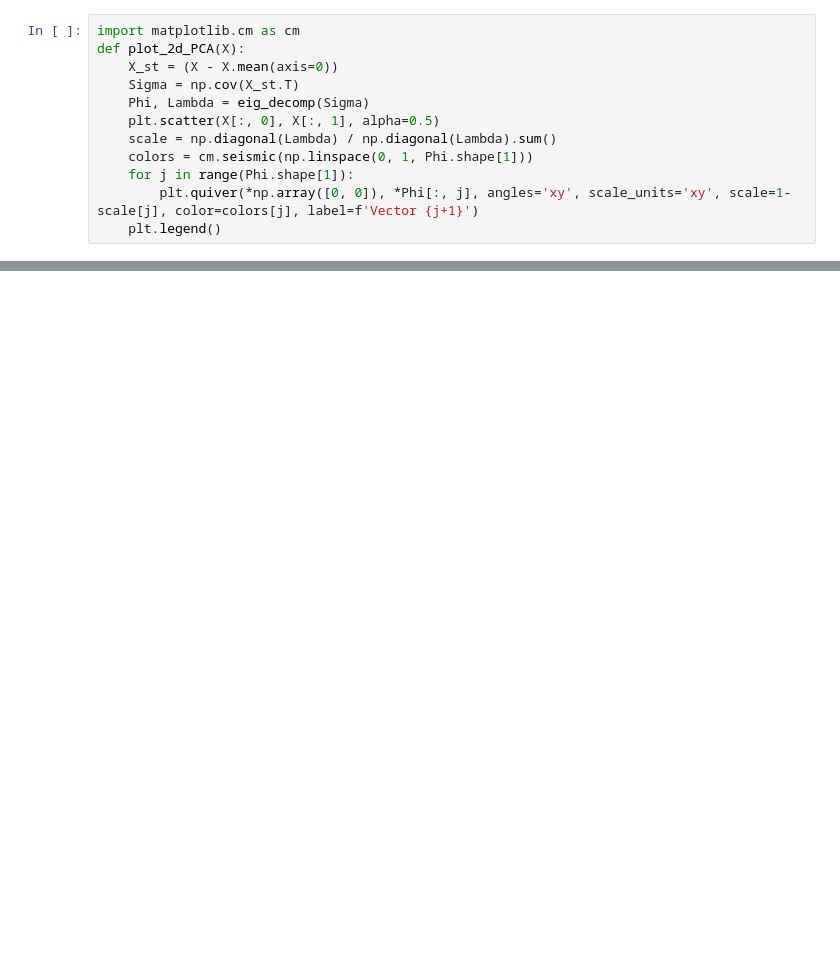
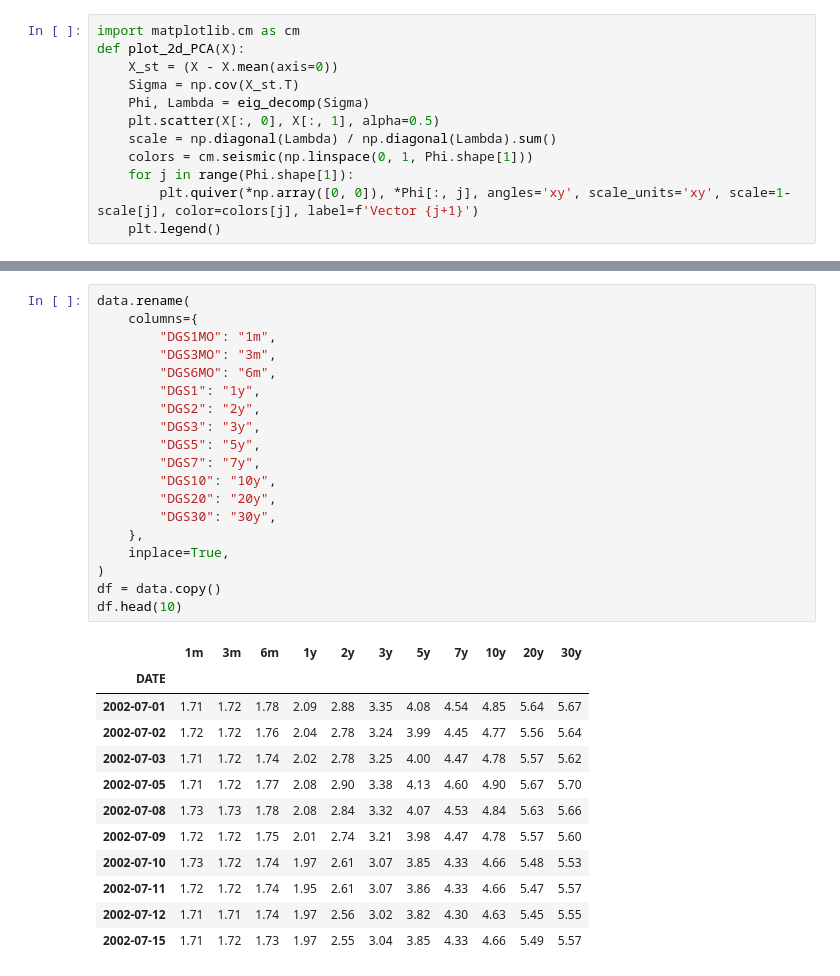
Before and after one commit to adevrent/WQU_DP, a Jupyter notebook: WQU_ML/M2.ipynb, the cells around one changed output, grey strips where cells are left out. Drawn from its saved outputs; the diff is of its cells as text; blank space fills up the shorter version.

```diff
--- a/WQU_ML/M2.ipynb
+++ b/WQU_ML/M2.ipynb
@@ -1558,0 +1608,32 @@ num_pc = 1
+# %%
+data.rename(
+    columns={
+        "DGS1MO": "1m",
+        "DGS3MO": "3m",
+        "DGS6MO": "6m",
+        "DGS1": "1y",
+        "DGS2": "2y",
+        "DGS3": "3y",
+        "DGS5": "5y",
+        "DGS7": "7y",
+        "DGS10": "10y",
+        "DGS20": "20y",
+        "DGS30": "30y",
+    },
+    inplace=True,
+)
+df = data.copy()
+df.head(10)
+# %% [output]
+|  | 1m | 3m | 6m | 1y | 2y | 3y | 5y | 7y | 10y | 20y | 30y |
+| DATE |  |  |  |  |  |  |  |  |  |  |  |
+| 2002-07-01 | 1.71 | 1.72 | 1.78 | 2.09 | 2.88 | 3.35 | 4.08 | 4.54 | 4.85 | 5.64 | 5.67 |
+| 2002-07-02 | 1.72 | 1.72 | 1.76 | 2.04 | 2.78 | 3.24 | 3.99 | 4.45 | 4.77 | 5.56 | 5.64 |
+| 2002-07-03 | 1.71 | 1.72 | 1.74 | 2.02 | 2.78 | 3.25 | 4.00 | 4.47 | 4.78 | 5.57 | 5.62 |
+| 2002-07-05 | 1.71 | 1.72 | 1.77 | 2.08 | 2.90 | 3.38 | 4.13 | 4.60 | 4.90 | 5.67 | 5.70 |
+| 2002-07-08 | 1.73 | 1.73 | 1.78 | 2.08 | 2.84 | 3.32 | 4.07 | 4.53 | 4.84 | 5.63 | 5.66 |
+| 2002-07-09 | 1.72 | 1.72 | 1.75 | 2.01 | 2.74 | 3.21 | 3.98 | 4.47 | 4.78 | 5.57 | 5.60 |
+| 2002-07-10 | 1.73 | 1.72 | 1.74 | 1.97 | 2.61 | 3.07 | 3.85 | 4.33 | 4.66 | 5.48 | 5.53 |
+| 2002-07-11 | 1.72 | 1.72 | 1.74 | 1.95 | 2.61 | 3.07 | 3.86 | 4.33 | 4.66 | 5.47 | 5.57 |
+| 2002-07-12 | 1.71 | 1.71 | 1.74 | 1.97 | 2.56 | 3.02 | 3.82 | 4.30 | 4.63 | 5.45 | 5.55 |
+| 2002-07-15 | 1.71 | 1.72 | 1.73 | 1.97 | 2.55 | 3.04 | 3.85 | 4.33 | 4.66 | 5.49 | 5.57 |
```
Also changed, not shown: parts of 51 cells of this notebook.
